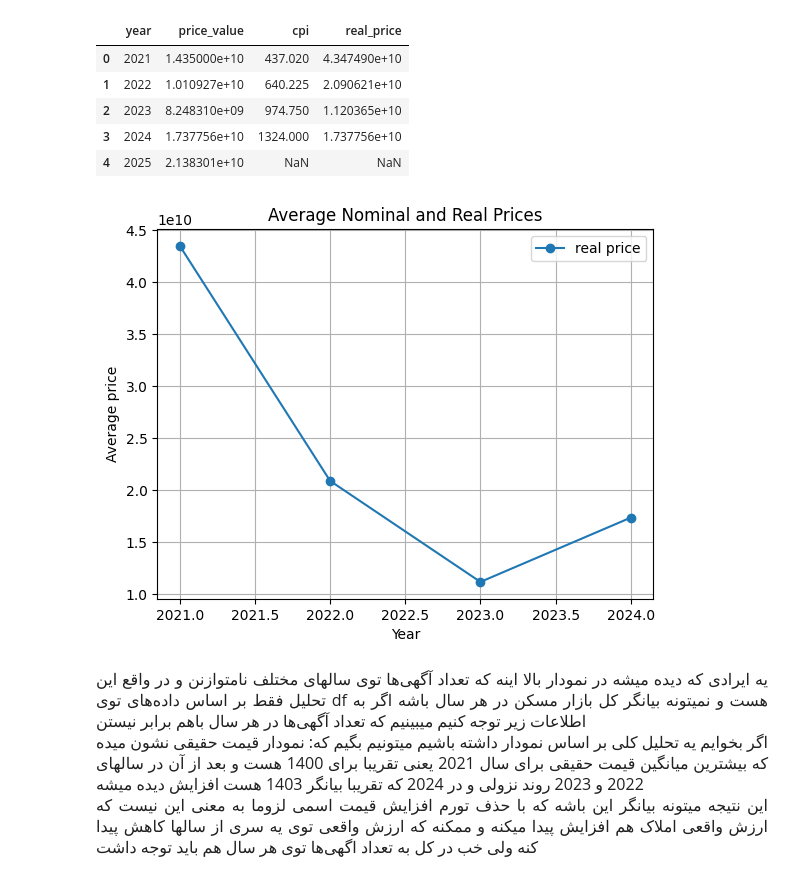
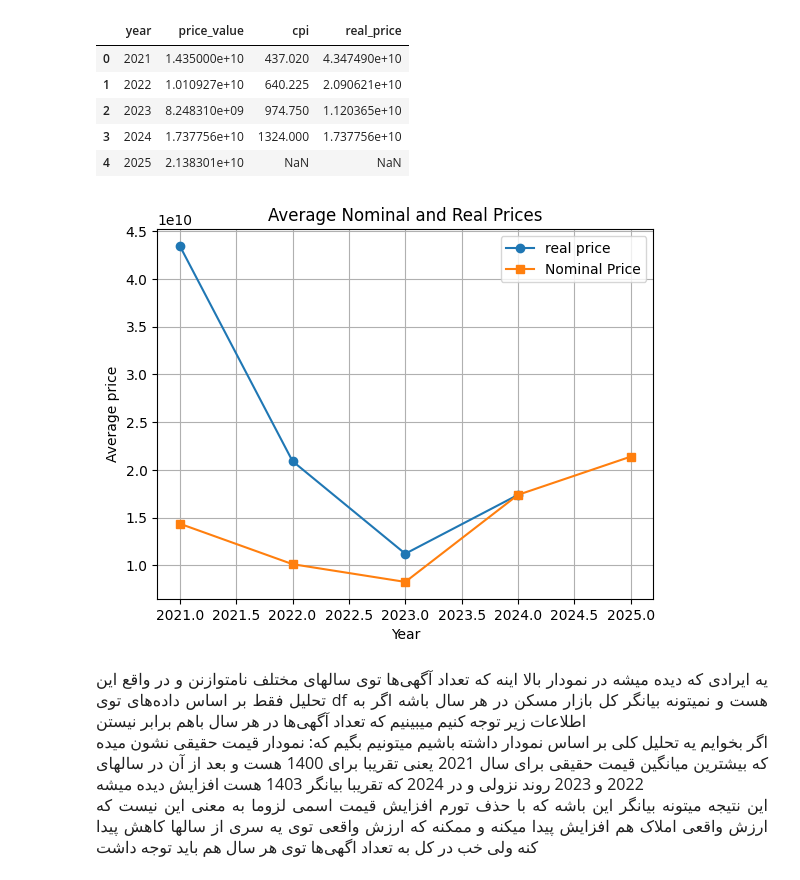
Before and after one commit to MaZiayee/QueraAiBootcamp-TeamProject, a Jupyter notebook: notebooks/1_EDA/Mobina_EDA_Q4_Q7.ipynb, the cells around one changed output. Saved outputs shown, nothing was run; the diff lists cells and outputs as text; code cells hidden in the pictures.

```diff
--- a/notebooks/1_EDA/Mobina_EDA_Q4_Q7.ipynb
+++ b/notebooks/1_EDA/Mobina_EDA_Q4_Q7.ipynb
@@ -8,7 +8,7 @@
 import pandas as pd
 import matplotlib.pyplot as plt
 # %%
-df = pd.read_csv("Divar.csv")
+df = pd.read_csv("../../data/Divar.csv")
 # %%
 #حذف اگهی‌هایی که قیمت فروش ندارن
 sale_df = df[df["price_value"].notna()].copy()
@@ -84,15 +84,17 @@ average_price
 # %%
 # رسم نمودار
 plt.plot(average_price["year"], average_price["real_price"], marker = "o", label="real price")
+plt.plot(average_price["year"], average_price["price_value"], marker="s", label="Nominal Price")
+
 
 plt.xlabel("Year")
 plt.ylabel("Average price")
 plt.title("Average Nominal and Real Prices")
 plt.legend()
 plt.grid(True)
 plt.show()
 # %% [output]
-[figure, old version]
+[figure, new version]
 # %% [markdown]
 <p dir=rtl style="direction: rtl;text-align: justify;line-height:200%;font-family:vazir;font-size:medium">
 <font face="vazir" size=3>
```
Also changed, not shown: 3 other files.
